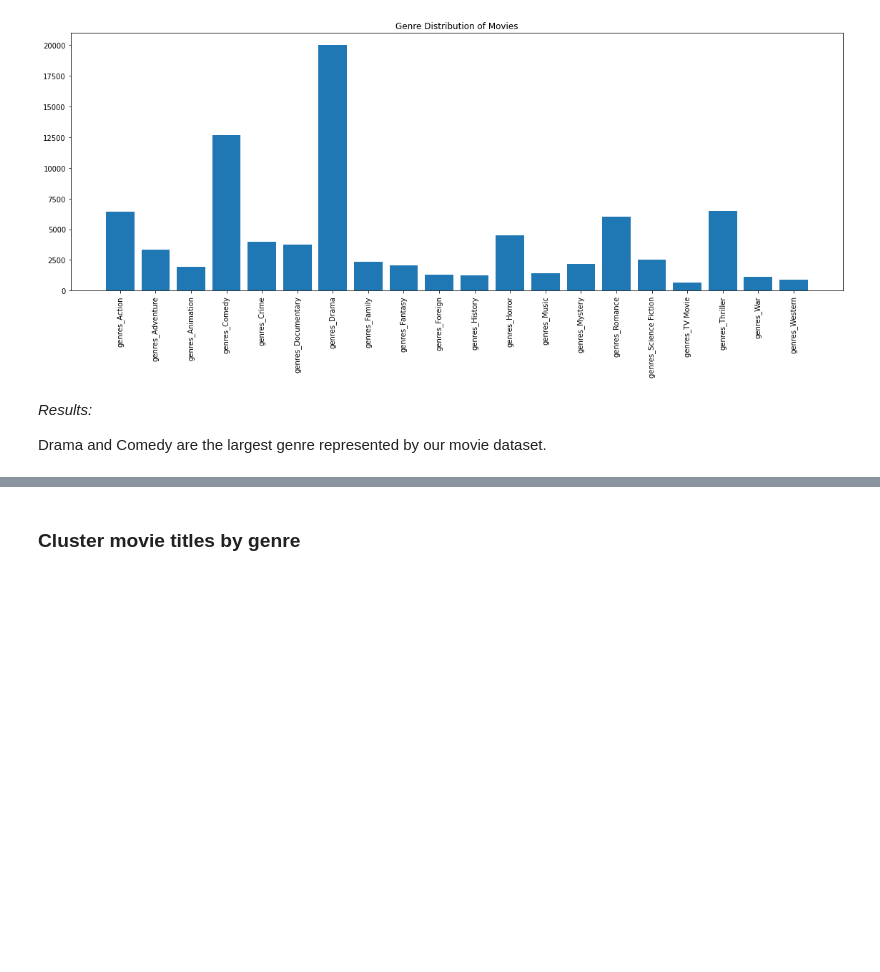
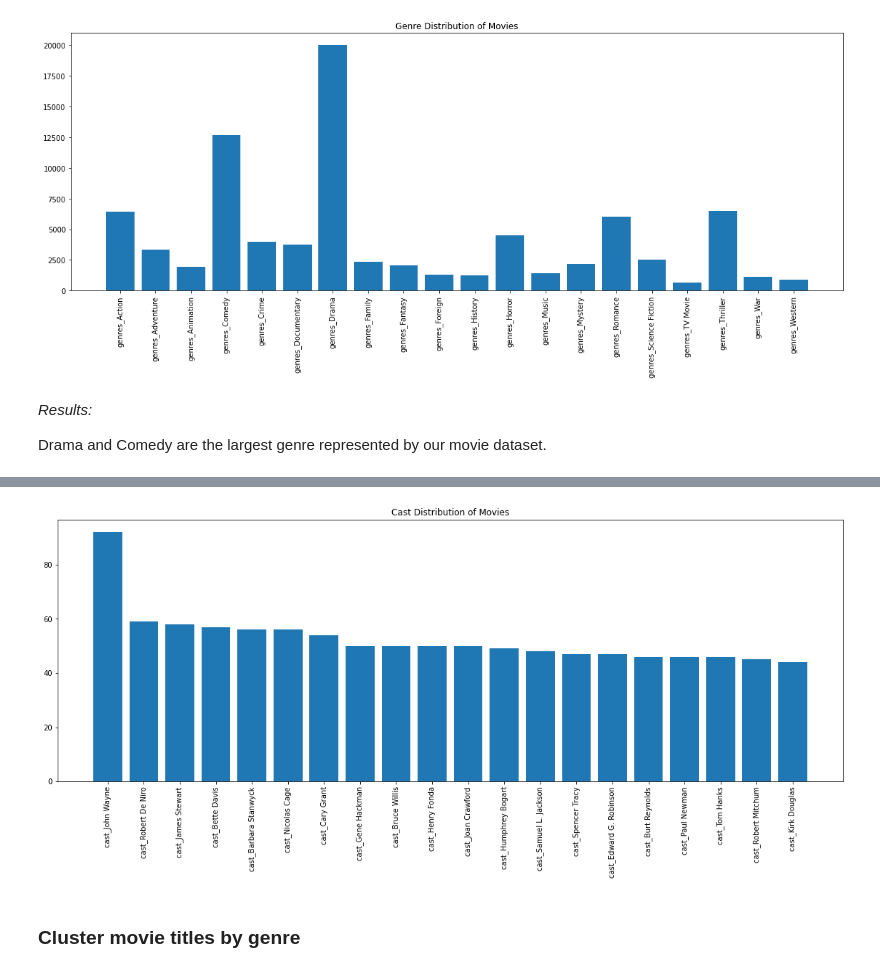
Before and after one commit to ivan-usd/business-repo, a Jupyter notebook: notebooks/af_data_exploration.ipynb, the cells around one changed output, grey strips where cells are left out. Saved outputs shown, nothing was run; the diff lists cells and outputs as text; code cells hidden in the pictures; blank space fills up the shorter version.

```diff
--- a/notebooks/af_data_exploration.ipynb
+++ b/notebooks/af_data_exploration.ipynb
@@ -927,3 +1026,5 @@ plt.show()
 *Results:*
 
 Drama and Comedy are the largest genre represented by our movie dataset.
+# %%
+filter_col_cast = [col for col in X if col.startswith('cast')]
@@ -929,0 +1044,3 @@ Drama and Comedy are the largest genre represented by our movie dataset.
+# %%
+cast_counts=X[filter_col_cast].sum()
+cast_counts_df=pd.DataFrame(cast_counts,columns=['count'])
@@ -930,3 +1056,14 @@ Drama and Comedy are the largest genre represented by our movie dataset.
+# %%
+cast_top20=cast_counts_df.sort_values('count', ascending=False)[:20]
+# %%
+fig = plt.figure(figsize=(15,5))
+ax = fig.add_axes([0,0,1,1])
+ax.bar(cast_top20.index,cast_top20['count'])
+plt.title('Cast Distribution of Movies')
+plt.xticks(rotation=90)
+plt.show()
+# %% [output]
+[figure, added]
 # %% [markdown]
 ### Cluster movie titles by genre
 # %%
```
Also changed, not shown: parts of 180 cells of this notebook.
